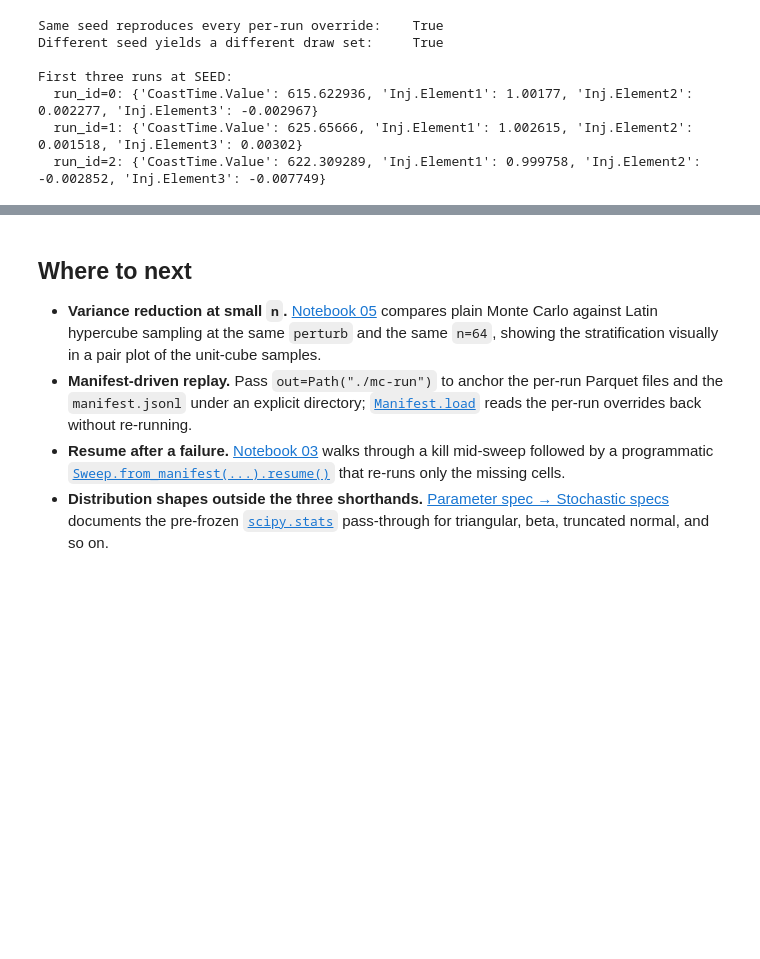
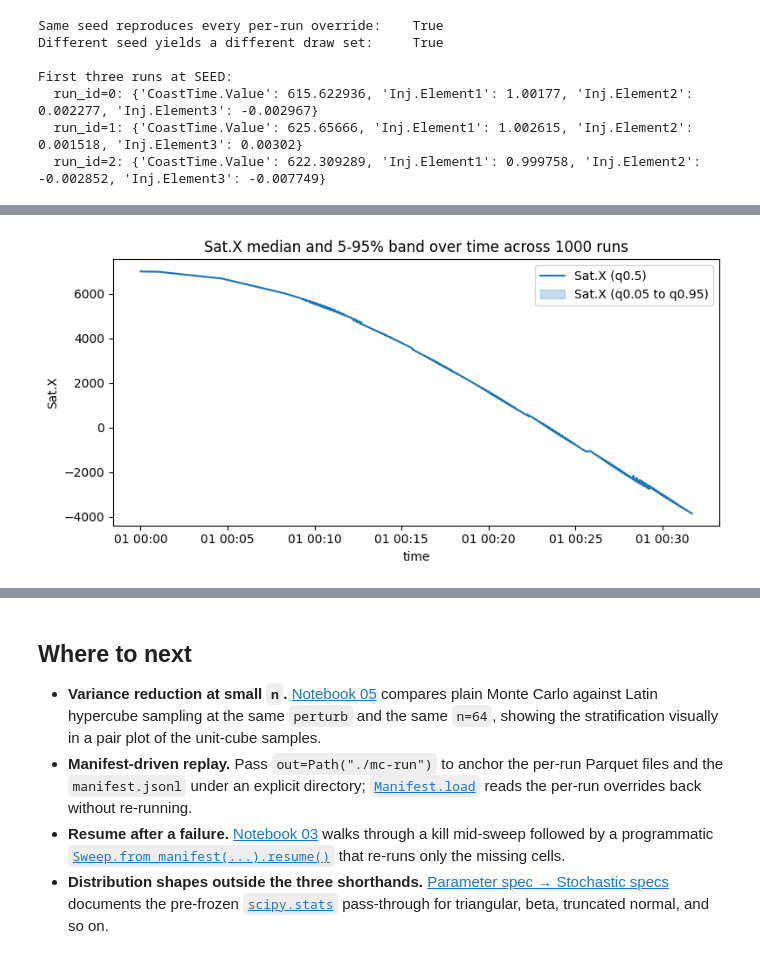
Before and after one commit to astro-tools/gmat-sweep, a Jupyter notebook: docs/examples/04_monte_carlo_dispersion.ipynb, the cells around one changed output, grey strips where cells are left out. Saved outputs shown, nothing was run; the diff lists cells and outputs as text; code cells hidden in the pictures; blank space fills up the shorter version.

```diff
--- a/docs/examples/04_monte_carlo_dispersion.ipynb
+++ b/docs/examples/04_monte_carlo_dispersion.ipynb
@@ -182,0 +189,14 @@ First three runs at SEED:
+# %%
+from gmat_sweep import sweep_summary
+from gmat_sweep.plotting import sweep_band_plot
+
+summary = sweep_summary(df, by="time")
+
+fig, ax = plt.subplots(figsize=(8, 4))
+sweep_band_plot(summary, "Sat.X", ax=ax)
+ax.set_title("Sat.X median and 5-95% band over time across 1000 runs")
+ax.legend(loc="best")
+fig.tight_layout()
+plt.show()
+# %% [output]
+[figure, added]
```
Also changed, not shown: parts of 5 cells of this notebook, 7 other files.
